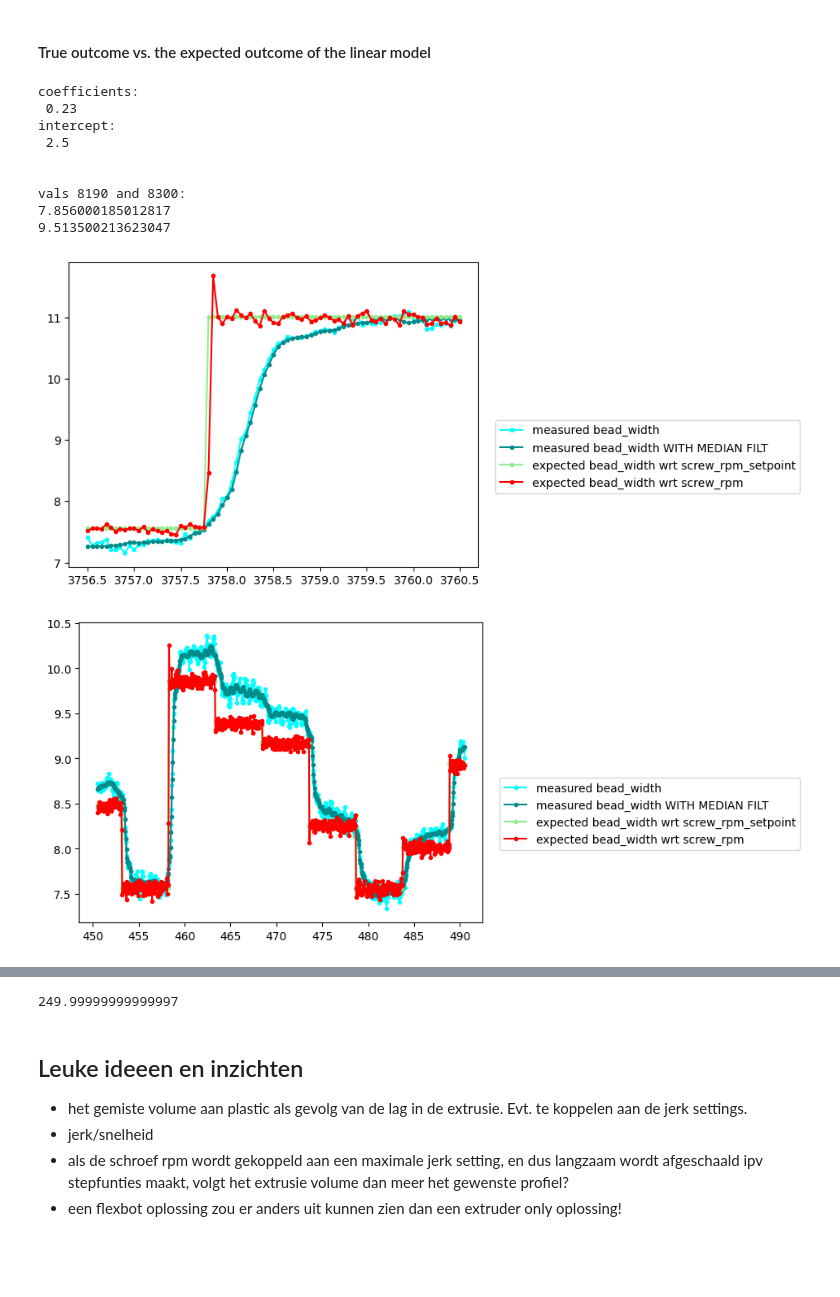
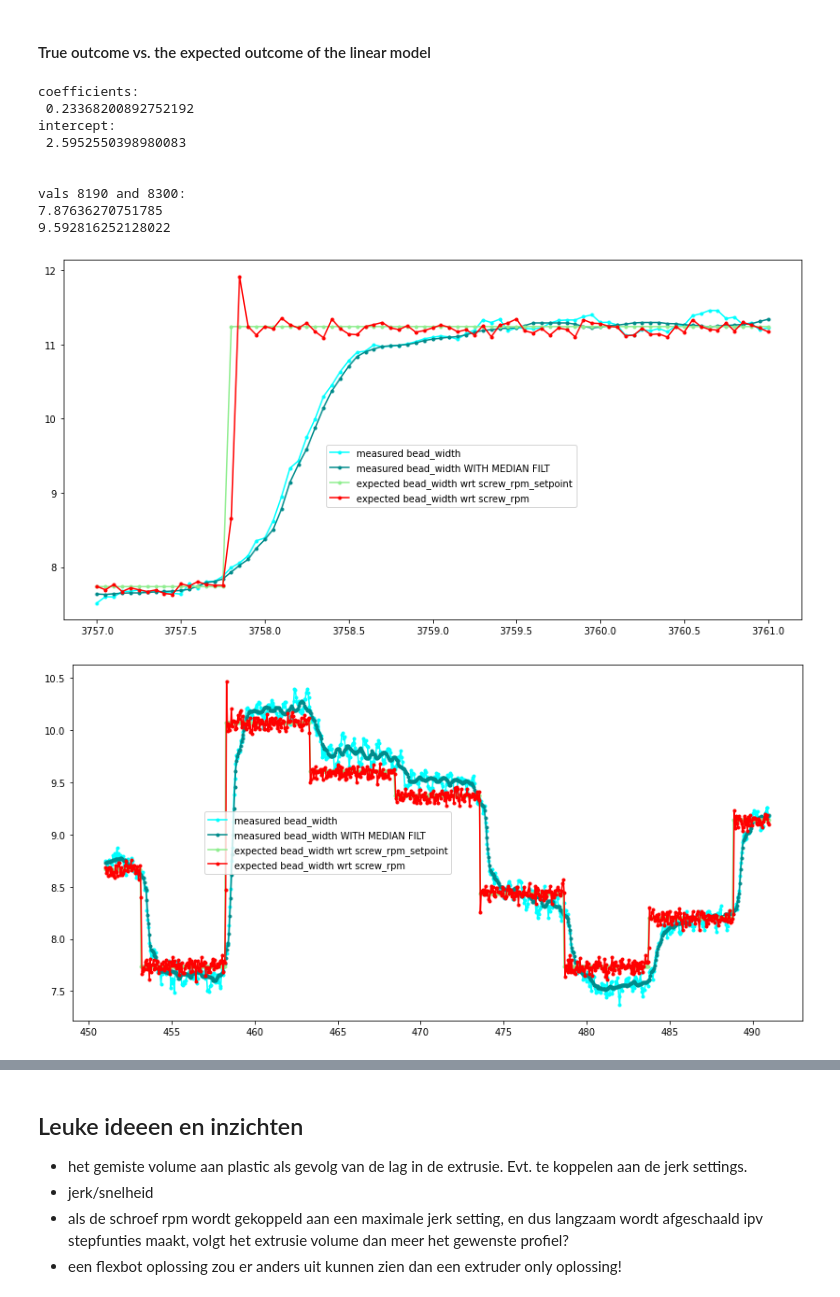
Before and after one commit to joostzaalberg/CEAD_ml, a Jupyter notebook: scripts/petg30gf_groteset_expl.ipynb, the cells around one changed output, grey strips where cells are left out. Saved outputs shown, nothing was run; the diff lists cells and outputs as text; code cells hidden in the pictures; blank space fills up the shorter version.

```diff
--- a/scripts/petg30gf_groteset_expl.ipynb
+++ b/scripts/petg30gf_groteset_expl.ipynb
@@ -39,6 +51,9 @@ pd.set_option('display.max_rows', 100)
 pd.set_option('display.min_rows', 50)
 # if reset is required:
 # pd.reset_option('all')
+
+# increasing standard image size
+matplotlib.rcParams['figure.figsize'] = (14, 7)
 # %% [markdown]
 ## Import and Preprocessing data
 # %%
@@ -48,9 +63,9 @@ start_s = 1667393458.05
 end_s = 1667399157.2
 
 # import, filter, outlier replacement and median filtering on bead_width (mm)
-df_s = import_csv_filt(loc_s, start_s, end_s, plot_outliers=True, outlier_window = 8)
+df_s = import_csv_filt(loc_s, start_s, end_s, plot_outliers=True, plot_correction=True, outlier_window = 8)
 
 df_s_no_filt = import_csv_filt(loc_s, start_s, end_s, median_filt=False, outlier_window = 8)
 
-print('import and preprocessing data succesfull')
+print('\nimport and preprocessing data succesfull')
 # %% [output]
@@ -203,13 +250,13 @@ plt.show()
 # %% [markdown]
 #### True outcome vs. the expected outcome of the linear model
 # %%
-# fit parameters
-a = clf_lin.coef_[0]
-b = clf_lin.intercept_
+# # fit parameters
+# a = clf_lin.coef_[0]
+# b = clf_lin.intercept_
 
 
-a = 0.23
-b=  2.5
+# a = 0.23
+# b=  2.5
 
 
 # print
@@ -225,38 +272,39 @@ df_eo['exp_width_sp'] = df_eo['rpm_sp'] * a + b
 df_s_copy = df_s.copy(deep=True)
 # df_s_copy.drop(df_s_copy.head(head_tails).index.union(df_s_copy.tail(head_tails).index), inplace=True)
 # df_s_copy = df_s_copy.reset_index()
 
 print('\n\nvals 8190 and 8300: ')
 print(df_eo.loc[8190, 'width'])
 print(df_eo.loc[8300, 'width'])
 
 # plotting
 start =  3756 * 20
 stop  =  3760 * 20
 
 start_stop_pairs = [[3756 * 20, 3760 * 20],
                     [450 * 20, 490 * 20],
-                    [470 * 20, 475 * 20]
+                    [470 * 20, 475 * 20],
+                    [5440 * 20, 5480 * 20]
                    ]
 
 for ss_pair in start_stop_pairs:
     start, stop = ss_pair
     plt.plot(df_s_no_filt.loc[start:stop, 'time'], df_s_no_filt.loc[start:stop, 'width'], 'cyan', marker = '.', label='measured bead_width')
     plt.plot(df_eo.loc[start:stop, 'time'], df_eo.loc[start:stop, 'width'], 'darkcyan', marker = '.', label='measured bead_width WITH MEDIAN FILT')
     plt.plot(df_eo.loc[start:stop, 'time'], df_eo.loc[start:stop, 'exp_width_sp'], 'lightgreen', marker = '.', label='expected bead_width wrt screw_rpm_setpoint')
     plt.plot(df_eo.loc[start:stop, 'time'], df_eo.loc[start:stop, 'exp_width'], 'red', marker = '.', label='expected bead_width wrt screw_rpm')
 
-    plt.legend( bbox_to_anchor=(1.8, 0.5), fancybox=True)
+    plt.legend( bbox_to_anchor=(0.35, 0.5), fancybox=True)
     plt.show()
 # %% [output]
 coefficients:
- 0.23
+ 0.23368200892752192
 intercept:
- 2.5
+ 2.5952550398980083
 
 
 vals 8190 and 8300:
-7.856000185012817
-9.513500213623047
+7.87636270751785
+9.592816252128022
-[figure, old version]
+[figure, new version]
-[figure, old version]
+[figure, new version]
@@ -264,7 +313,3 @@ vals 8190 and 8300:
-# %%
-10/60 *1000 /20 *30
-# %% [output]
-249.99999999999997
 # %% [markdown]
 ## Leuke ideeen en inzichten
 
```
Also changed, not shown: parts of 9 cells of this notebook, 4 other files.
